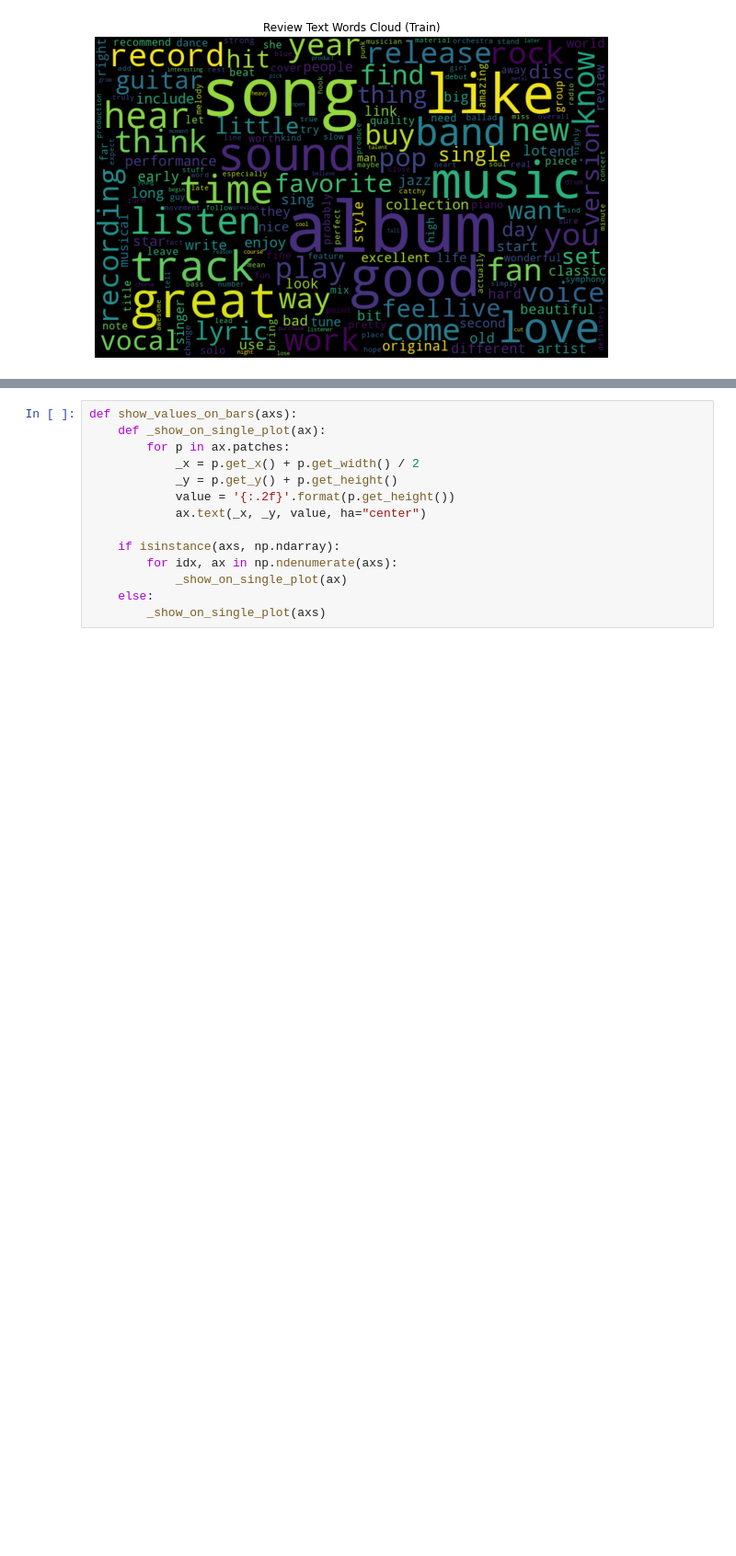
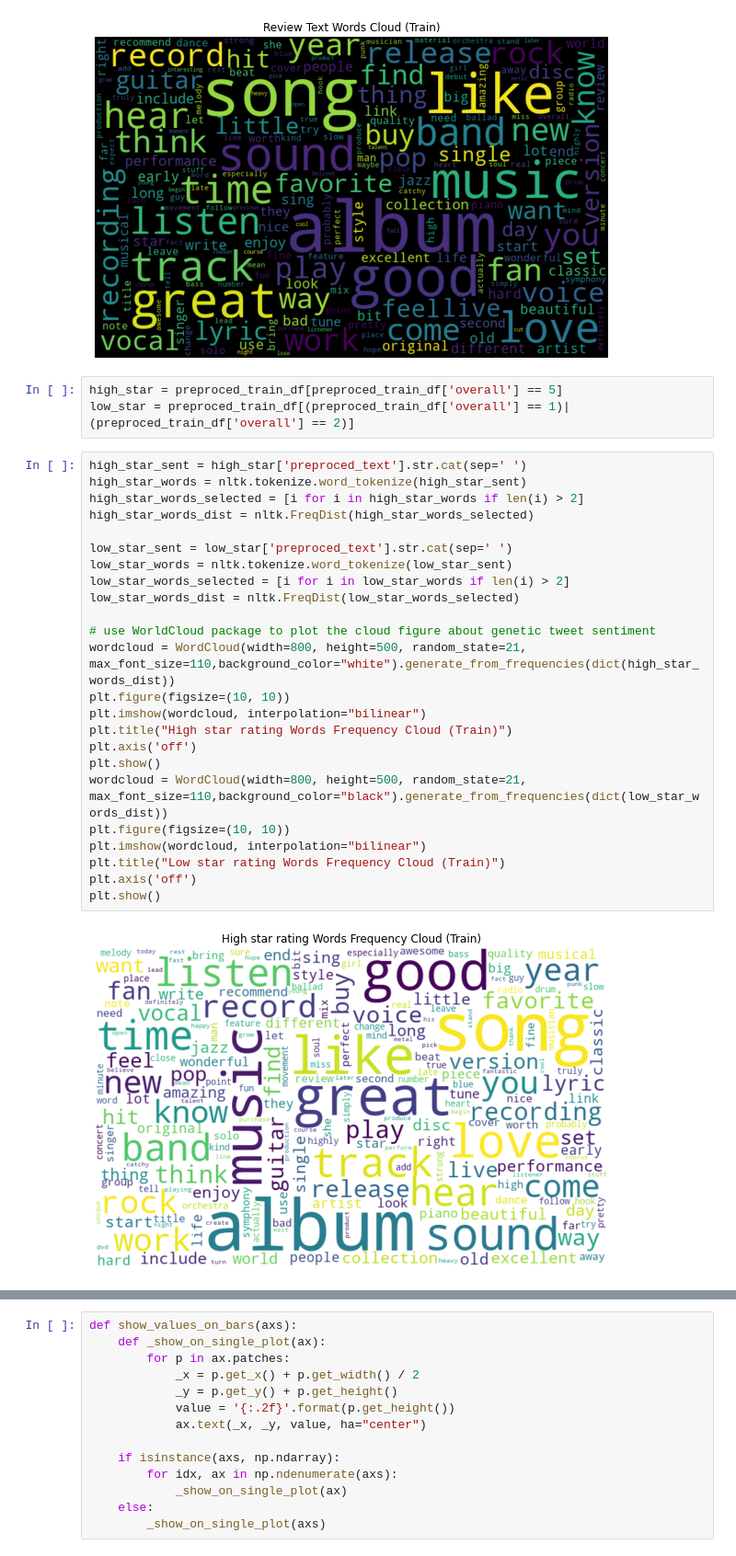
Before and after one commit to z1q1chen/Amazon-Music-Recommendation-System, a Jupyter notebook: Visualization.ipynb, the cells around one changed output, grey strips where cells are left out. Shown at 92% size. Cells and saved outputs as stored; diff of their text form; blank space fills up the shorter version.

```diff
--- a/Visualization.ipynb
+++ b/Visualization.ipynb
@@ -295,3 +295,32 @@ plt.axis('off')
 plt.show()
 # %% [output]
 [figure]
+# %%
+high_star = preproced_train_df[preproced_train_df['overall'] == 5]
+low_star = preproced_train_df[(preproced_train_df['overall'] == 1)|(preproced_train_df['overall'] == 2)]
+# %%
+high_star_sent = high_star['preproced_text'].str.cat(sep=' ')
+high_star_words = nltk.tokenize.word_tokenize(high_star_sent)
+high_star_words_selected = [i for i in high_star_words if len(i) > 2]
+high_star_words_dist = nltk.FreqDist(high_star_words_selected)
+
+low_star_sent = low_star['preproced_text'].str.cat(sep=' ')
+low_star_words = nltk.tokenize.word_tokenize(low_star_sent)
+low_star_words_selected = [i for i in low_star_words if len(i) > 2]
+low_star_words_dist = nltk.FreqDist(low_star_words_selected)
+
+# use WorldCloud package to plot the cloud figure about genetic tweet sentiment
+wordcloud = WordCloud(width=800, height=500, random_state=21, max_font_size=110,background_color="white").generate_from_frequencies(dict(high_star_words_dist))
+plt.figure(figsize=(10, 10))
+plt.imshow(wordcloud, interpolation="bilinear")
+plt.title("High star rating Words Frequency Cloud (Train)")
+plt.axis('off')
+plt.show()
+wordcloud = WordCloud(width=800, height=500, random_state=21, max_font_size=110,background_color="black").generate_from_frequencies(dict(low_star_words_dist))
+plt.figure(figsize=(10, 10))
+plt.imshow(wordcloud, interpolation="bilinear")
+plt.title("Low star rating Words Frequency Cloud (Train)")
+plt.axis('off')
+plt.show()
+# %% [output]
+[figure, added]
```
Also changed, not shown: parts of 1 cell of this notebook.
